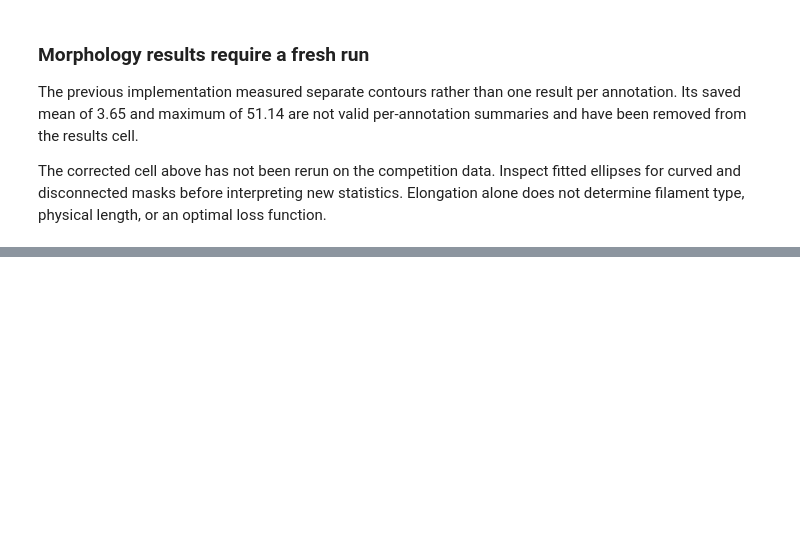
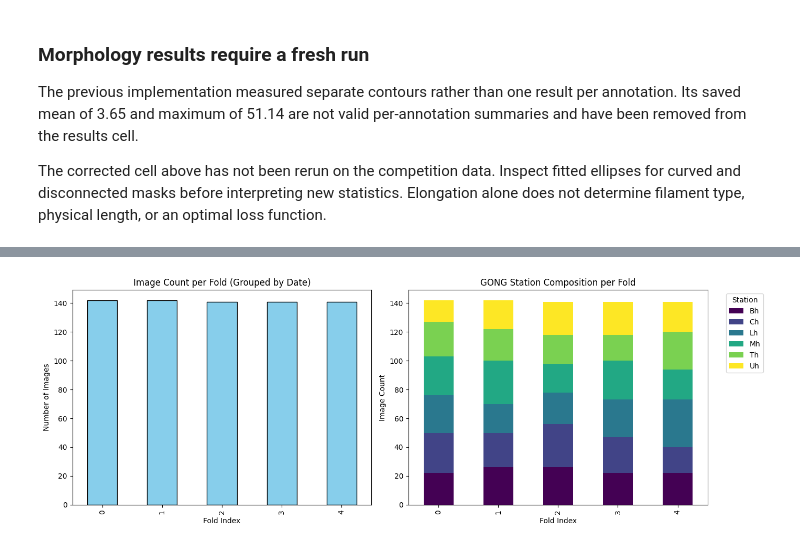
Before and after one commit to gany-c/solar-filament-segmentation, a Jupyter notebook: analysis/exploratory-data-analysis.ipynb, the cells around one changed output, grey strips where cells are left out. Drawn from its saved outputs; the diff is of its cells as text; code cells hidden in the pictures; blank space fills up the shorter version.

Commit message:
Update EDA results and document instance segmentation training algorithm

```diff
--- a/analysis/exploratory-data-analysis.ipynb
+++ b/analysis/exploratory-data-analysis.ipynb
@@ -606,0 +629,79 @@ Co-occurrence does not establish a solar-cycle explanation or guarantee balanced
+# %%
+import os
+import glob
+import re
+from datetime import datetime
+import pandas as pd
+import numpy as np
+from sklearn.model_selection import GroupKFold
+import matplotlib.pyplot as plt
+
+# 1. Gather all training images
+train_image_paths = glob.glob(os.path.join(TRAIN_IMAGES_DIR, "*.jpeg")) + glob.glob(os.path.join(TRAIN_IMAGES_DIR, "*.jpg"))
+
+data = []
+# Pattern: YYYYMMDDHHMMSS + Station Code (2 letters)
+pattern = re.compile(r"(\d{14})([A-Za-z]{2})")
+
+for path in train_image_paths:
+    filename = os.path.basename(path)
+    match = pattern.search(filename)
+    if match:
+        timestamp_str, station = match.groups()
+        dt = datetime.strptime(timestamp_str, "%Y%m%d%H%M%S")
+        # Group key: Date string (YYYY-MM-DD) ensures observations on the same day stay together
+        date_group = dt.strftime("%Y-%m-%d")
+        data.append({
+            'filename': filename,
+            'filepath': path,
+            'timestamp': dt,
+            'date_group': date_group,
+            'station': station
+        })
+
+df_meta = pd.DataFrame(data)
+
+print(f"Total parsed training images: {len(df_meta)}")
+print(f"Total unique temporal groups (days): {df_meta['date_group'].nunique()}")
+print(f"Total unique stations: {df_meta['station'].unique().tolist()}\n")
+
+# 2. Perform GroupKFold (5 Folds) based on date_group
+gkf = GroupKFold(n_splits=5)
+df_meta['fold'] = -1
+
+for fold, (train_idx, val_idx) in enumerate(gkf.split(df_meta, groups=df_meta['date_group'])):
+    df_meta.loc[val_idx, 'fold'] = fold
+
+# 3. Assess station distribution across folds
+station_fold_dist = pd.crosstab(df_meta['fold'], df_meta['station'])
+print("--- Station Distribution Across 5 Folds ---")
+print(station_fold_dist)
+
+# 4. Plot fold composition to verify temporal isolation and station balance
+fig, axes = plt.subplots(1, 2, figsize=(14, 5))
+
+# Plot 1: Samples per fold
+df_meta['fold'].value_counts().sort_index().plot(kind='bar', ax=axes[0], color='skyblue', edgecolor='black')
+axes[0].set_title("Image Count per Fold (Grouped by Date)")
+axes[0].set_xlabel("Fold Index")
+axes[0].set_ylabel("Number of Images")
+
+# Plot 2: Station breakdown per fold
+station_fold_dist.plot(kind='bar', stacked=True, ax=axes[1], colormap='viridis')
+axes[1].set_title("GONG Station Composition per Fold")
+axes[1].set_xlabel("Fold Index")
+axes[1].set_ylabel("Image Count")
+axes[1].legend(title="Station", bbox_to_anchor=(1.05, 1), loc='upper left')
+
+plt.tight_layout()
+plt.show()
+
+# 5. Sanity Check: Ensure zero date overlap between folds
+for fold in range(5):
+    val_dates = set(df_meta[df_meta['fold'] == fold]['date_group'])
+    train_dates = set(df_meta[df_meta['fold'] != fold]['date_group'])
+    overlap = val_dates.intersection(train_dates)
+    assert len(overlap) == 0, f"Temporal leakage detected in Fold {fold}!"
+
+print("✓ Sanity Check Passed: Zero temporal leakage across all 5 folds!")
+# %% [output]
@@ -606,0 +720 @@ Co-occurrence does not establish a solar-cycle explanation or guarantee balanced
+[figure, added]
```
Also changed, not shown: parts of 14 cells of this notebook, 1 other file.
